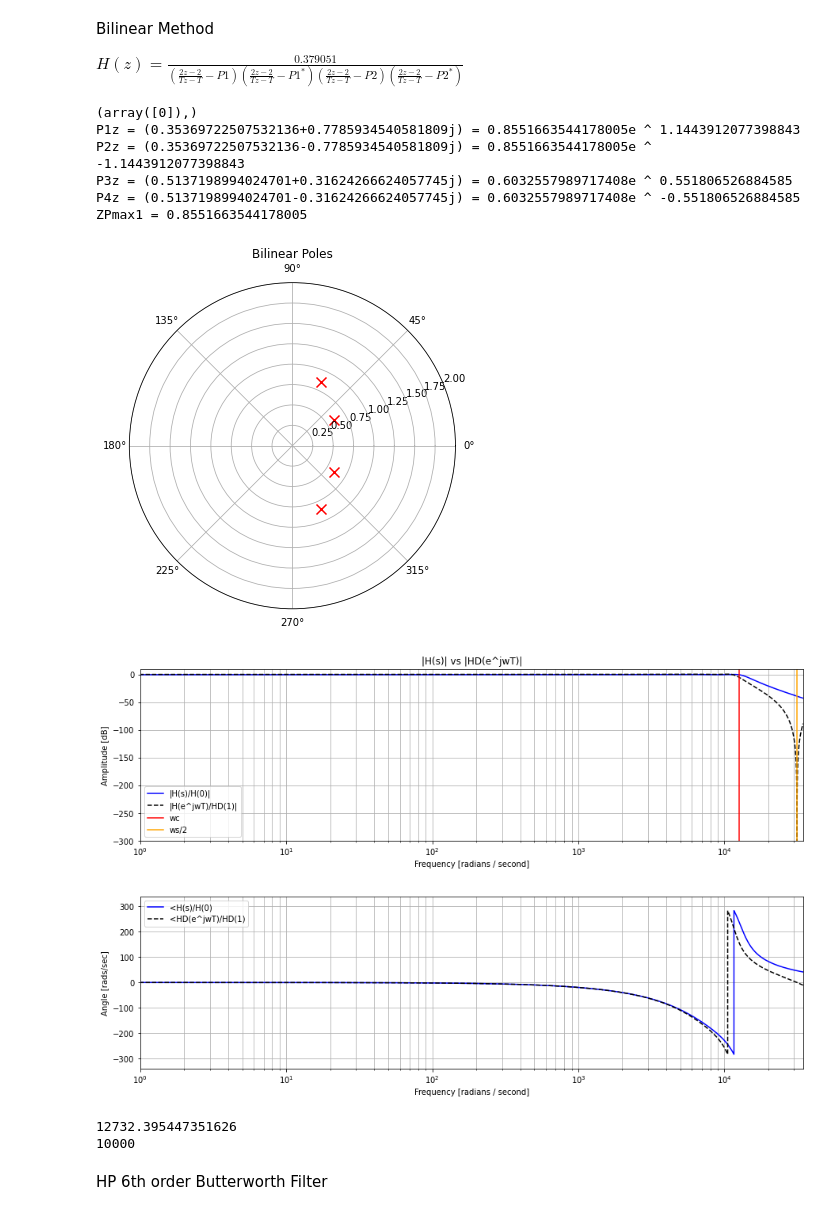
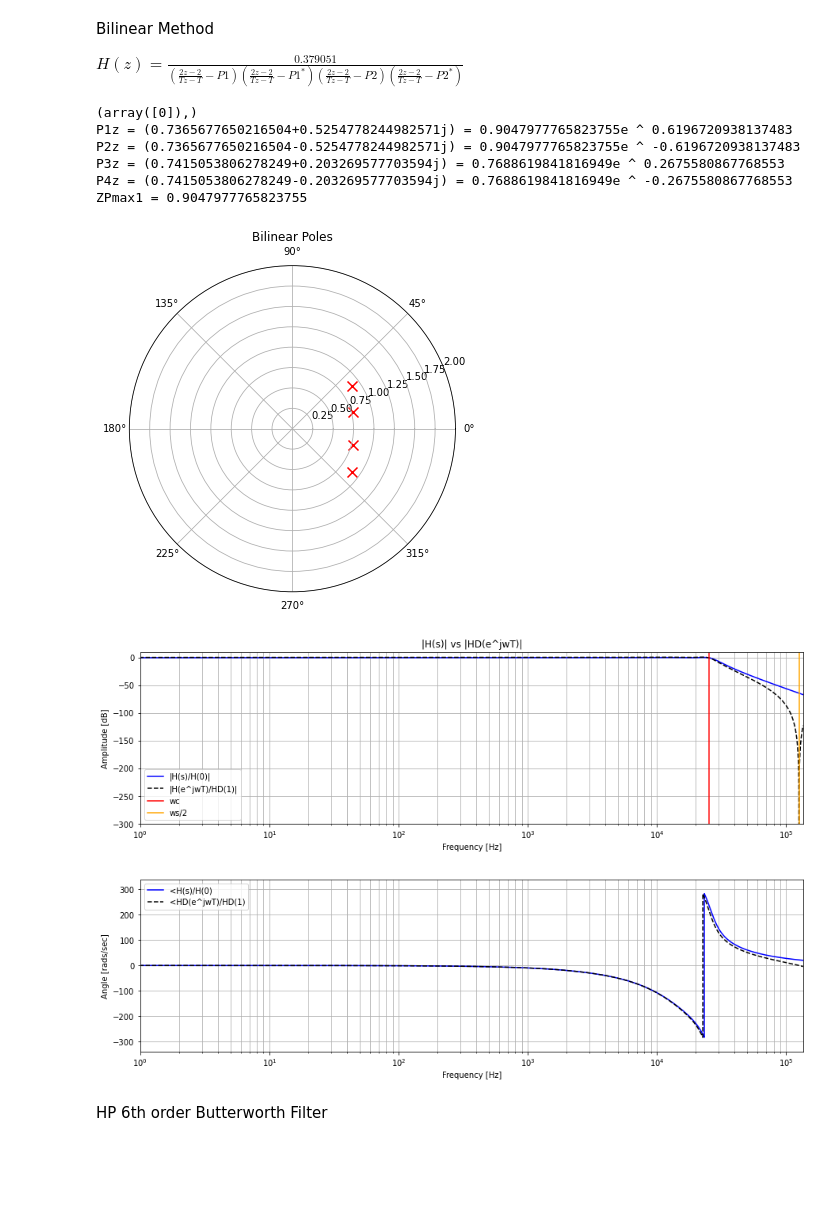
Before and after one commit to nico7/DSP-Projects, a Jupyter notebook: IIR Design - Project 2.ipynb, the cells around one changed output. Cells and saved outputs as stored; diff of their text form; code cells hidden in the pictures; blank space fills up the shorter version.

```diff
--- a/IIR Design - Project 2.ipynb
+++ b/IIR Design - Project 2.ipynb
@@ -7,10 +7,10 @@ import matplotlib.pyplot as plt
 
 import numpy as np
 # %%
-f1 = 2_000
+f1 = 4_000
 w1 = 2 * np.pi * f1
-
-fs = 10_000
+print(f'w3db = {w1}')
+fs = 40_000
 ws = 2 * np.pi * fs
 
 Ts = 1/fs
@@ -30,7 +30,7 @@ plt.semilogx(w,  20 * np.log10(abs(h)))
 
 plt.title('Chebyshev Type I frequency response (rp=5)')
 
-plt.xlabel('Frequency [radians / second]')
+plt.xlabel('Frequency [rads/sec]')
 
 plt.ylabel('Amplitude [dB]')
 
@@ -207,7 +208,7 @@ Hz_b = 0.379051 / Hz_b
 for i in range(len(z_bi_poles)):
     print(f'P{i+1}z = {z_bi_poles[i]} = {np.abs(z_bi_poles[i])}e ^ {np.angle(z_bi_poles[i])}')
 
-nn = int(2 * np.pi * 5_500) + 1
+nn = int(2 * np.pi * 21_500) + 1
 
 print(f'ZPmax1 = {max(np.abs(z_bi_poles))}')
 
@@ -221,50 +222,43 @@ plt.show()
 plt.figure().set_figwidth(15)
 plt.margins(0, 0.1)
 plt.semilogx(w[:nn],  20 * np.log10(np.abs(h[:nn])), '-', c='blue', label = '|H(s)/H(0)|')
 plt.semilogx(w[:nn], 20 * np.log10(np.abs(Hz_b[:nn]/Hz_b[0])), '--', c='black', label = '|H(e^jwT)/HD(1)|')
 plt.ylim(-300,10)
 plt.title('|H(s)| vs |HD(e^jwT)|')
 
-plt.xlabel('Frequency [radians / second]')
+plt.xlabel('Frequency [Hz]')
 
 plt.ylabel('Amplitude [dB]')
 
 plt.grid(which='both', axis='both')
 
 plt.axvline(w1, color='red', label='wc') # cutoff frequency
 
 plt.axvline(ws/2, color='orange', label = 'ws/2') # cutoff frequency
 
 plt.legend()
 plt.show()
 
 
 plt.figure().set_figwidth(15)
 plt.margins(0, 0.1)
 plt.ylabel('Angle [rads/sec]')
-plt.xlabel('Frequency [radians / second]')
+plt.xlabel('Frequency [Hz]')
 plt.semilogx(w[:nn],  90 * np.angle(h[:nn]), '-', c='blue', label = '<H(s)/H(0)')
 plt.semilogx(w[:nn],  90 * np.angle(Hz_b[:nn]/Hz_b[0]), '--', c='black', label = '<HD(e^jwT)/HD(1)')
 plt.grid(which='both', axis='both')
 plt.legend()
 plt.show()
 # %% [output]
 (array([0]),)
-P1z = (0.35369722507532136+0.7785934540581809j) = 0.8551663544178005e ^ 1.1443912077398843
-P2z = (0.35369722507532136-0.7785934540581809j) = 0.8551663544178005e ^ -1.1443912077398843
-P3z = (0.5137198994024701+0.31624266624057745j) = 0.6032557989717408e ^ 0.551806526884585
-P4z = (0.5137198994024701-0.31624266624057745j) = 0.6032557989717408e ^ -0.551806526884585
-ZPmax1 = 0.8551663544178005
+P1z = (0.7365677650216504+0.5254778244982571j) = 0.9047977765823755e ^ 0.6196720938137483
+P2z = (0.7365677650216504-0.5254778244982571j) = 0.9047977765823755e ^ -0.6196720938137483
+P3z = (0.7415053806278249+0.203269577703594j) = 0.7688619841816949e ^ 0.2675580867768553
+P4z = (0.7415053806278249-0.203269577703594j) = 0.7688619841816949e ^ -0.2675580867768553
+ZPmax1 = 0.9047977765823755
-[figure, old version]
+[figure, new version]
-[figure, old version]
+[figure, new version]
-[figure, old version]
+[figure, new version]
-# %%
-ω = (2/Ts) * np.tan((w1 * Ts)/2)
-print(ω)
-print(w1)
-# %% [output]
-12732.395447351626
-10000
 # %% [markdown]
 HP 6th order Butterworth Filter
 # %%
```
Also changed, not shown: parts of 10 cells of this notebook.
